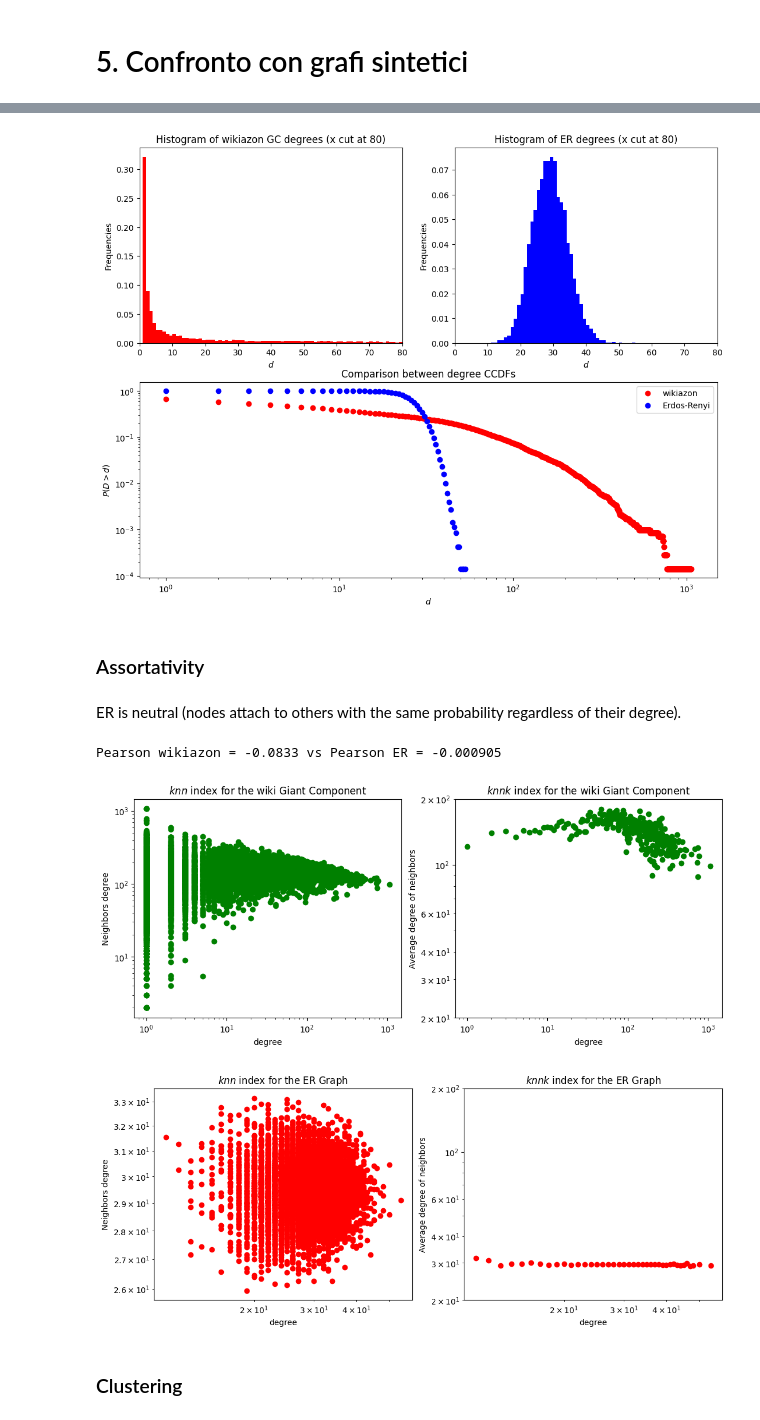
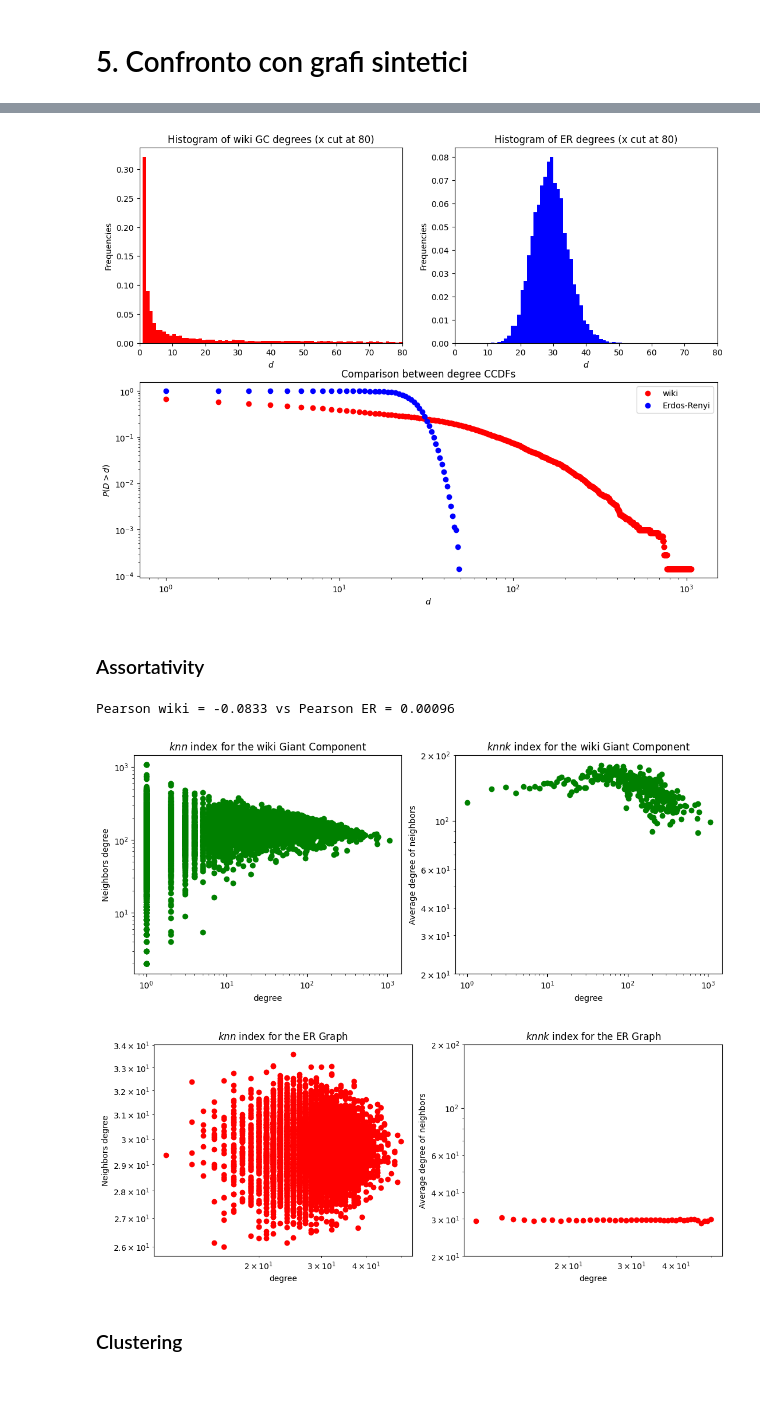
Before and after one commit to ermenegilde/Complex-Network-Analysis, a Jupyter notebook: Progettino/Progettino.ipynb, the cells around one changed output, grey strips where cells are left out. Drawn from its saved outputs; the diff is of its cells as text; code cells hidden in the pictures; blank space fills up the shorter version.

```diff
--- a/Progettino/Progettino.ipynb
+++ b/Progettino/Progettino.ipynb
@@ -579,9 +575,8 @@ print(f'The average degree of the wiki graph is {avg_degree}')
 er_p_GC = avg_degree/(wiki_GC_u.number_of_nodes() -1) # avg_degree / (N-1)
 print(f'The p we set is {er_p_GC}')
 
-# er_am_all = nx.erdos_renyi_graph(wiki_GC_u.number_of_nodes(), er_p_GC)
-er_am_all = nx.fast_gnp_random_graph(wiki_GC_u.number_of_nodes(), er_p_GC, seed=42)
+er_wiki_all = nx.erdos_renyi_graph(wiki_GC_u.number_of_nodes(), er_p_GC)
+# er_wiki_all = nx.fast_gnp_random_graph(wiki_GC_u.number_of_nodes(), er_p_GC, seed=42)  # alternative function
 
-# the resulting ER graph can be disconnected, so take only the Giant Component
-er_am = er_am_all.subgraph(max(nx.connected_components(er_am_all), key=len))
+er_wiki = er_wiki_all.subgraph(max(nx.connected_components(er_wiki_all), key=len))
 # %% [output]
@@ -608,21 +603,18 @@ Number of edges in ER (GC): 100641
 Number of connected components in ER: 1
 [7066]
 # %%
-# # we use GridSpecs for a finer control of the plot positioning
+# sizing
 fig_sizes = (fig_sizes[0], 2*default_sizes[1])
 f = plt.figure(figsize = fig_sizes)
-# plt.figure(figsize=(14, 10))
-# create a 2x2 Grid Specification
+
 gs = gridspec.GridSpec(2, 2)
 
-# add subplots to the figure, using the GridSpec gs
-# position [0,0] (upper-left corner)
+
+
 ax1 = plt.subplot(gs[0,0])
 ax2 = plt.subplot(gs[0,1])
-# the third plot spans the entire second row
 ax3 = plt.subplot(gs[1,:])
 
-# # compute and plot the histogram of wiki degrees
 d_am = list(dict(wiki_GC_u.degree()).values())
 _,_,_ = ax1.hist(d_am, bins=range(1,max(d_am)+2), density = True, color = 'red')
 _ = ax1.set_xlim(0,80)
@@ -630,15 +622,14 @@ _ = ax1.set_xlabel("$d$")
 _ = ax1.set_ylabel("Frequencies")
 _ = ax1.set_title("Histogram of wiki GC degrees (x cut at 80)")
 
-# # compute and plot the histogram of ER degrees
-d_er = list(dict(er_am.degree()).values())
+d_er = list(dict(er_wiki.degree()).values())
 _,_,_ = ax2.hist(d_er, bins=range(1,max(d_er)+2), density = True, color = 'blue')
 _ = ax2.set_xlim(0,80)
 _ = ax2.set_xlabel("$d$")
 _ = ax2.set_ylabel("Frequencies")
 _ = ax2.set_title("Histogram of ER degrees (x cut at 80)")
 
-# compute and plot the degree CCDFs
+
 wiki_ecdf = ECDF(d_am)
 er_ecdf = ECDF(d_er)
 x = np.arange(1,max(d_am)+1)
@@ -650,28 +641,26 @@ _ = ax3.set_ylabel("$P(D>d)$")
 _ = ax3.set_title("Comparison between degree CCDFs")
 _ = ax3.legend(numpoints = 1)
 # %% [output]
-[figure, old version]
+[figure, new version]
 # %% [markdown]
 ### Assortativity
-# %% [markdown]
-ER is neutral (nodes attach to others with the same probability regardless of their degree).
 # %%
-print(f'Pearson wiki = {nx.degree_pearson_correlation_coefficient(wiki_GC_u):.3g} vs Pearson ER = {nx.degree_pearson_correlation_coefficient(er_am):.3g}')
+print(f'Pearson wiki = {nx.degree_pearson_correlation_coefficient(wiki_GC_u):.3g} vs Pearson ER = {nx.degree_pearson_correlation_coefficient(er_wiki):.3g}')
 # %% [output]
-Pearson wikiazon = -0.0833 vs Pearson ER = -0.000905
+Pearson wiki = -0.0833 vs Pearson ER = 0.00096
 # %%
 ###################
-# The knn analysis
+# The knn analysis for WikiGraph
 ###################
 
 # average nearest neighbor degree for all vertices (knn)
 wiki_knn = nx.average_neighbor_degree(wiki_GC_u)
-# wiki_knn
+
 
 # average nearest neighbor degree of vertices with same degree value
 wiki_knnk = nx.average_degree_connectivity(wiki_GC_u)
-wiki_knnk = dict(sorted(wiki_knnk.items())) # not needed for plotting, just to get a nicer print
-# wiki_knnk
+wiki_knnk = dict(sorted(wiki_knnk.items()))
+
 
 deg_list=[x[1] for x in list(wiki_GC_u.degree())]
 
@@ -682,39 +671,39 @@ _ = ax1.set_ylabel("Neighbors degree")
 _ = ax1.set_title("$knn$ index for the wiki Giant Component")
 
 _ = ax2.loglog(wiki_knnk.keys(), wiki_knnk.values(), 'go')
 _ = ax2.set_ylim(20,200)
 _ = ax2.set_xlabel("degree")
 _ = ax2.set_ylabel("Average degree of neighbors")
 _ = ax2.set_title("$knnk$ index for the wiki Giant Component")
 
 
 ################################################################################################
 # The knn analysis for ER
 
 # average nearest neighbor degree for all vertices (knn)
-er_knn = nx.average_neighbor_degree(er_am)
-# wiki_knn
+er_knn = nx.average_neighbor_degree(er_wiki)
+
 
 # average nearest neighbor degree of vertices with same degree value
-er_knnk = nx.average_degree_connectivity(er_am)
-# er_knnk = dict(sorted(er_knnk.items())) # not needed for plotting, just to get a nicer print
+er_knnk = nx.average_degree_connectivity(er_wiki)
 
-er_deg_list=[x[1] for x in list(er_am.degree())]
+
+er_deg_list=[x[1] for x in list(er_wiki.degree())]
 
 _ = fig, (ax1, ax2) = plt.subplots(1, 2, figsize = (2*default_sizes[0], default_sizes[1]))
 _ = ax1.loglog(er_deg_list, er_knn.values(), 'ro')
 _ = ax1.set_xlabel("degree")
 _ = ax1.set_ylabel("Neighbors degree")
 _ = ax1.set_title("$knn$ index for the ER Graph")
 
 _ = ax2.loglog(er_knnk.keys(), er_knnk.values(), 'ro')
 _ = ax2.set_ylim(20,200)
 _ = ax2.set_xlabel("degree")
 _ = ax2.set_ylabel("Average degree of neighbors")
 _ = ax2.set_title("$knnk$ index for the ER Graph")
 # %% [output]
 [figure]
-[figure, old version]
+[figure, new version]
 # %% [markdown]
 ### Clustering
 # %%
```
Also changed, not shown: parts of 35 cells of this notebook, 6 other files.
